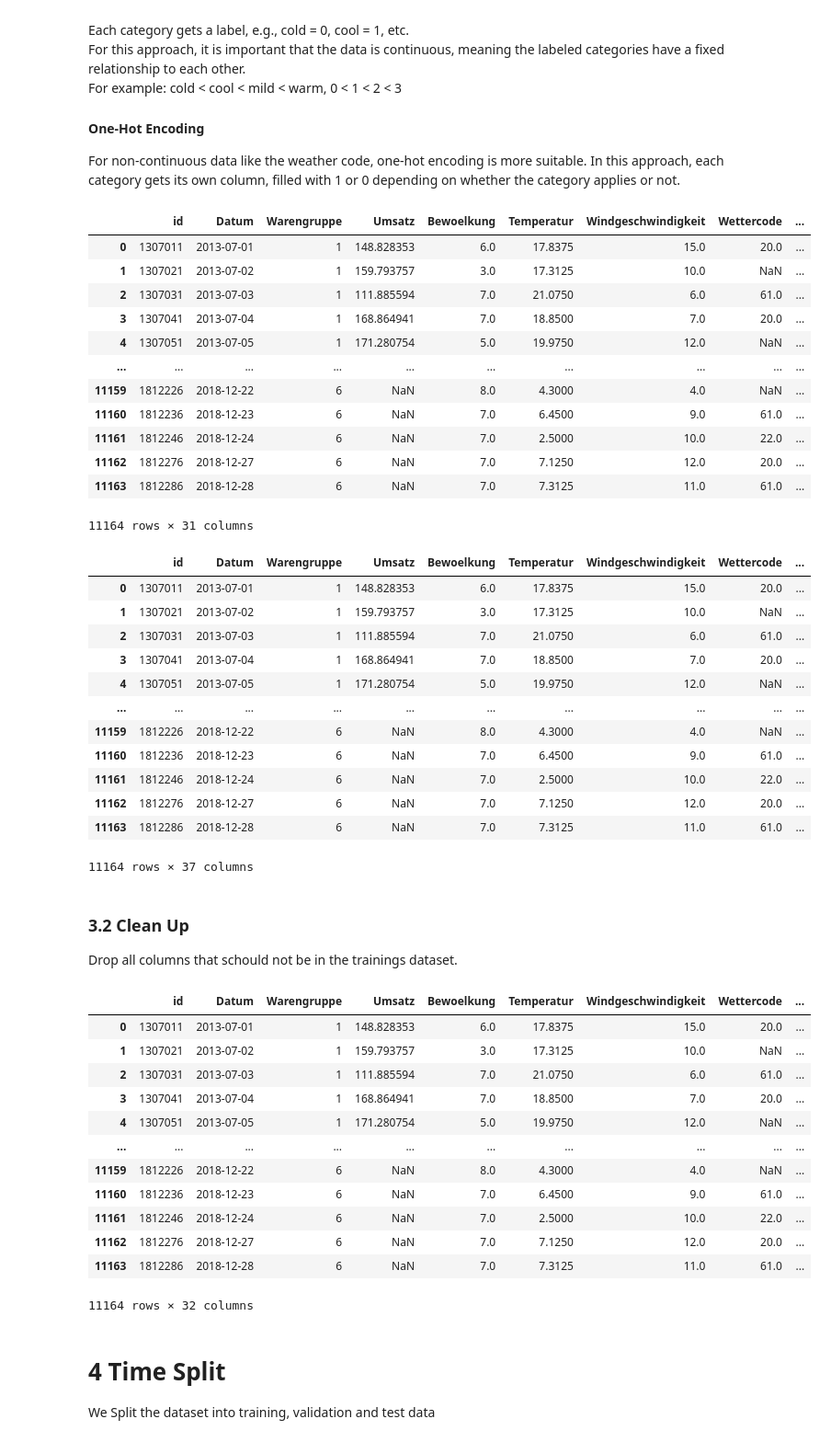
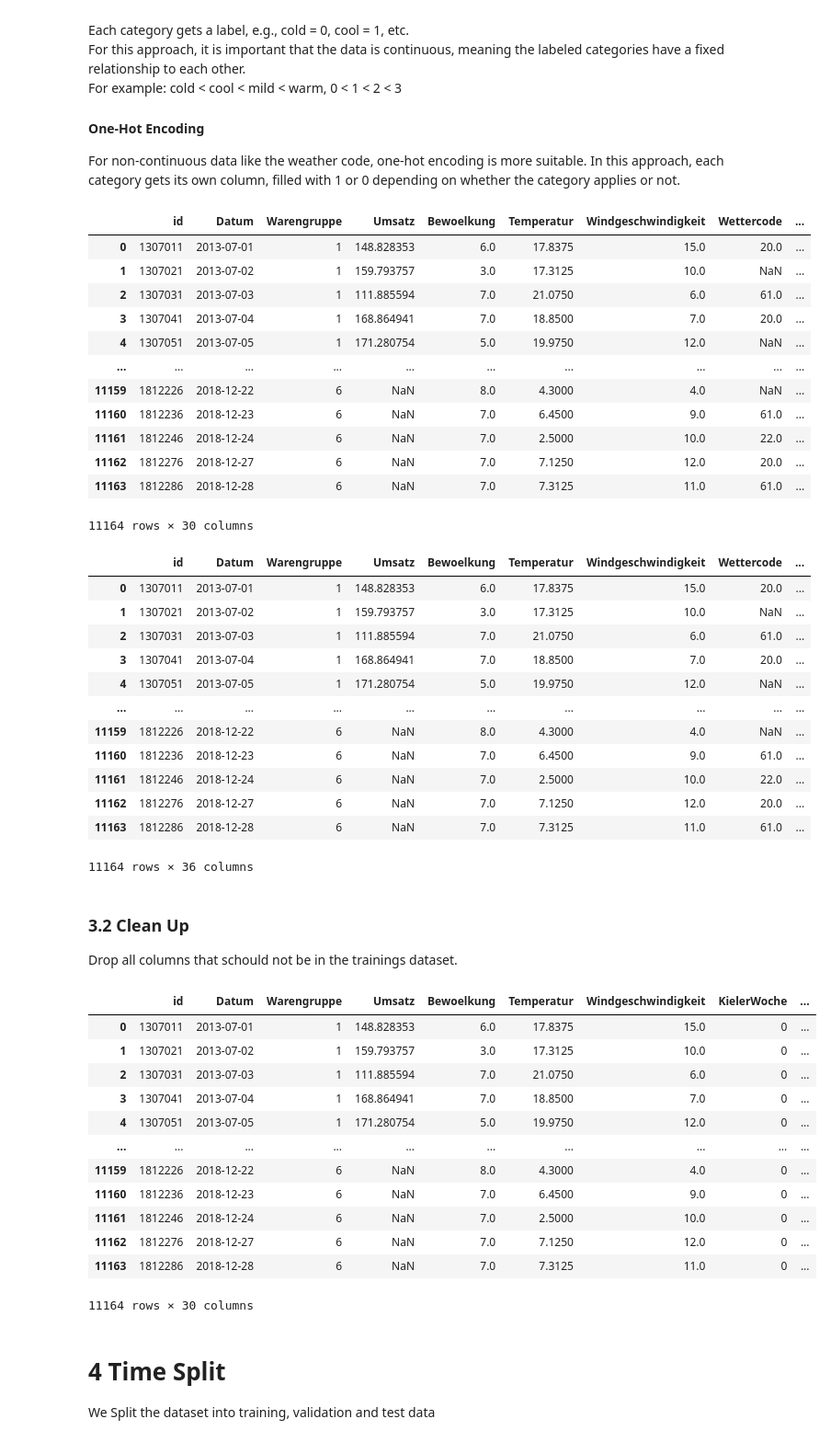
Before and after one commit to thorsten789/bakery_sales_prediction, a Jupyter notebook: 0_DataPreparation/data_prep.ipynb, the cells around one changed output. Shown at 92% size. Drawn from its saved outputs; the diff is of its cells as text; code cells hidden in the pictures.

```diff
--- a/0_DataPreparation/data_prep.ipynb
+++ b/0_DataPreparation/data_prep.ipynb
@@ -173,21 +174,21 @@ def group_weather(code):
     if code in range(50, 69):  # Drizzle, rain, freezing rain, sleet
         return "Rain"
     if code in range(20, 29):  # After rain
-        return "After Rain"
+        return "After_Rain"
     elif code in range(80, 85):  # Showers, sleet showers
-        return "Showers and Thunderstorms"
+        return "Showers_and_Thunderstorms"
     elif code in range(85, 91):  # Snow showers, hail showers
-        return "Snow and Ice"
+        return "Snow_and_Ice"
     elif code in range(91, 100):  # Thunderstorms
-        return "Showers and Thunderstorms"
+        return "Showers_and_Thunderstorms"
     elif code in list(range(10, 13)) + list(range(40, 50)):  # Haze, fog
         return "Fog"
     elif code in range(70, 80):  # Continuous snowfall, ice needles, snow grains, etc.
-        return "Snow and Ice"
+        return "Snow_and_Ice"
     elif code in range(66, 69):  # Sleet
-        return "Snow and Ice"
+        return "Snow_and_Ice"
     elif code in range(76, 80):  # Ice needles, snow grains, ice pellets
-        return "Snow and Ice"
+        return "Snow_and_Ice"
     else:
         return "Other"
 
@@ -247,7 +248,5 @@ Information about the day of the week and whether it is a weekend is relevant fo
 feature_collection["Wochentag"] = feature_collection["Datum"].dt.weekday
 feature_collection["Wochenende"] = feature_collection["Wochentag"].isin([5, 6]).astype(int)
 feature_collection["Monat"] = feature_collection["Datum"].dt.month
-feature_collection["Silvester"] = ((feature_collection["Monat"] == 12) & (feature_collection["Datum"].dt.day == 31)).astype(int)
-print(feature_collection[feature_collection["Silvester"] == 1]["Datum"])
 feature_collection
 # %% [output]
@@ -283,0 +268,5 @@ Name: Datum, dtype: datetime64[ns]
+# %%
+feature_collection["Wochentag"] = feature_collection["Datum"].dt.weekday
+feature_collection["Wochenende"] = feature_collection["Wochentag"].isin([5, 6]).astype(int)
+feature_collection["Monat"] = feature_collection["Datum"].dt.month
+feature_collection
@@ -356,7 +359,7 @@ feature_encoded_1
 | 11161 | 1812246 | 2018-12-24 | 6 | NaN | 7.0 | 2.5000 | 10.0 | 22.0 | ... |
 | 11162 | 1812276 | 2018-12-27 | 6 | NaN | 7.0 | 7.1250 | 12.0 | 20.0 | ... |
 | 11163 | 1812286 | 2018-12-28 | 6 | NaN | 7.0 | 7.3125 | 11.0 | 61.0 | ... |
-11164 rows × 31 columns
+11164 rows × 30 columns
 # %%
 # Map the 'Warengruppe' to product names
 mapping = {1: 'brot', 2: 'brotchen', 3: 'croissant', 4: 'konditorei', 5: 'kuchen', 6: 'saisonbrot'}
@@ -379,29 +382,29 @@ feature_encoded
 | 11161 | 1812246 | 2018-12-24 | 6 | NaN | 7.0 | 2.5000 | 10.0 | 22.0 | ... |
 | 11162 | 1812276 | 2018-12-27 | 6 | NaN | 7.0 | 7.1250 | 12.0 | 20.0 | ... |
 | 11163 | 1812286 | 2018-12-28 | 6 | NaN | 7.0 | 7.3125 | 11.0 | 61.0 | ... |
-11164 rows × 37 columns
+11164 rows × 36 columns
 # %% [markdown]
 ### 3.2 Clean Up
 Drop all columns that schould not be in the trainings dataset.
 # %%
 features = feature_encoded.copy()
-features = features.drop(columns=[	'Temperatureclass',	'Cloudclass',	'Windclass', 'Month', 'Quarter'])
+features = features.drop(columns=[	'Temperatureclass',	'Cloudclass',	'Windclass', 'Month', 'Quarter','Wettercode'])
 pd.set_option('display.max_columns', None)
 features
 # %% [output]
-|  | id | Datum | Warengruppe | Umsatz | Bewoelkung | Temperatur | Windgeschwindigkeit | Wettercode | ... |
-| 0 | 1307011 | 2013-07-01 | 1 | 148.828353 | 6.0 | 17.8375 | 15.0 | 20.0 | ... |
-| 1 | 1307021 | 2013-07-02 | 1 | 159.793757 | 3.0 | 17.3125 | 10.0 | NaN | ... |
-| 2 | 1307031 | 2013-07-03 | 1 | 111.885594 | 7.0 | 21.0750 | 6.0 | 61.0 | ... |
-| 3 | 1307041 | 2013-07-04 | 1 | 168.864941 | 7.0 | 18.8500 | 7.0 | 20.0 | ... |
-| 4 | 1307051 | 2013-07-05 | 1 | 171.280754 | 5.0 | 19.9750 | 12.0 | NaN | ... |
+|  | id | Datum | Warengruppe | Umsatz | Bewoelkung | Temperatur | Windgeschwindigkeit | KielerWoche | ... |
+| 0 | 1307011 | 2013-07-01 | 1 | 148.828353 | 6.0 | 17.8375 | 15.0 | 0 | ... |
+| 1 | 1307021 | 2013-07-02 | 1 | 159.793757 | 3.0 | 17.3125 | 10.0 | 0 | ... |
+| 2 | 1307031 | 2013-07-03 | 1 | 111.885594 | 7.0 | 21.0750 | 6.0 | 0 | ... |
+| 3 | 1307041 | 2013-07-04 | 1 | 168.864941 | 7.0 | 18.8500 | 7.0 | 0 | ... |
+| 4 | 1307051 | 2013-07-05 | 1 | 171.280754 | 5.0 | 19.9750 | 12.0 | 0 | ... |
 | ... | ... | ... | ... | ... | ... | ... | ... | ... | ... |
-| 11159 | 1812226 | 2018-12-22 | 6 | NaN | 8.0 | 4.3000 | 4.0 | NaN | ... |
-| 11160 | 1812236 | 2018-12-23 | 6 | NaN | 7.0 | 6.4500 | 9.0 | 61.0 | ... |
-| 11161 | 1812246 | 2018-12-24 | 6 | NaN | 7.0 | 2.5000 | 10.0 | 22.0 | ... |
-| 11162 | 1812276 | 2018-12-27 | 6 | NaN | 7.0 | 7.1250 | 12.0 | 20.0 | ... |
-| 11163 | 1812286 | 2018-12-28 | 6 | NaN | 7.0 | 7.3125 | 11.0 | 61.0 | ... |
+| 11159 | 1812226 | 2018-12-22 | 6 | NaN | 8.0 | 4.3000 | 4.0 | 0 | ... |
+| 11160 | 1812236 | 2018-12-23 | 6 | NaN | 7.0 | 6.4500 | 9.0 | 0 | ... |
+| 11161 | 1812246 | 2018-12-24 | 6 | NaN | 7.0 | 2.5000 | 10.0 | 0 | ... |
+| 11162 | 1812276 | 2018-12-27 | 6 | NaN | 7.0 | 7.1250 | 12.0 | 0 | ... |
+| 11163 | 1812286 | 2018-12-28 | 6 | NaN | 7.0 | 7.3125 | 11.0 | 0 | ... |
-11164 rows × 32 columns
+11164 rows × 30 columns
 # %% [markdown]
 # 4 Time Split
 We Split the dataset into training, validation and test data
```
Also changed, not shown: parts of 10 cells of this notebook, 15 other files.
